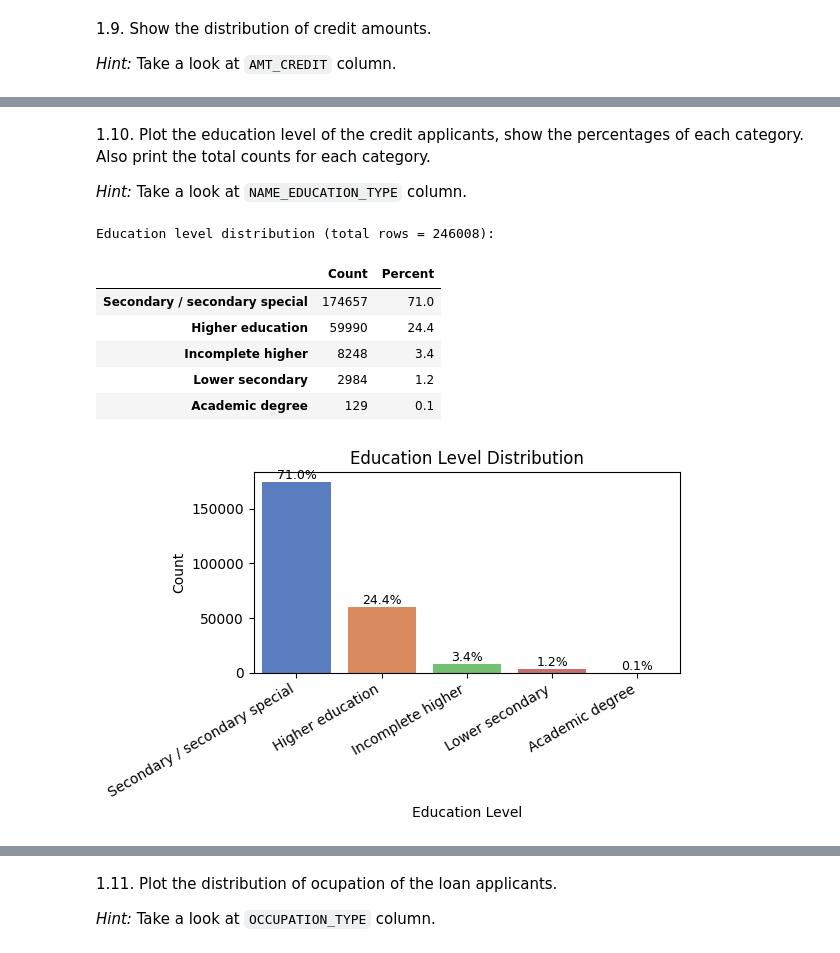
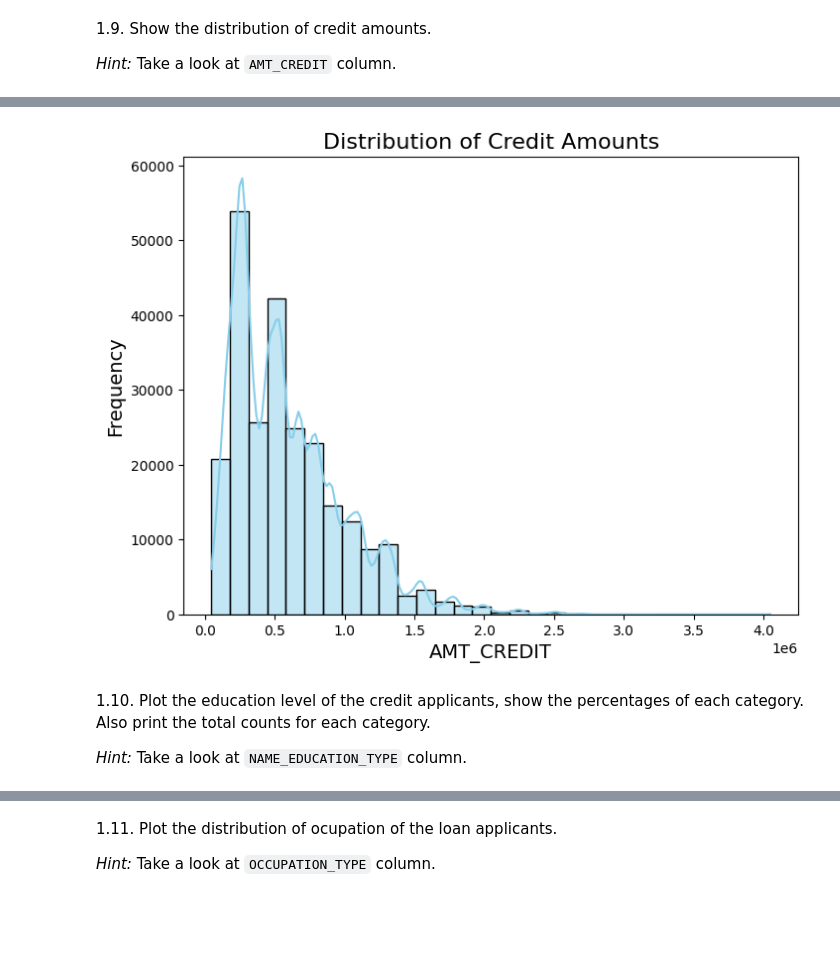
Before and after one commit to ferwuy/ml-anyoneai-sprint2, a Jupyter notebook: AnyoneAI - Sprint Project 02.ipynb, the cells around one changed output, grey strips where cells are left out. Drawn from its saved outputs; the diff is of its cells as text; code cells hidden in the pictures; blank space fills up the shorter version.

```diff
--- a/AnyoneAI - Sprint Project 02.ipynb
+++ b/AnyoneAI - Sprint Project 02.ipynb
@@ -441,56 +292,28 @@ AMT_CREDIT descriptive statistics:
+# %%
+### TODO Complete in this cell: distribution of credit amounts
+
+plot.figure(figsize=(8, 6))  # Set figure size
+
+seaborn = sns  # Rename sns to seaborn for clarity
+
+plot.xlabel('AMT_CREDIT',
+            fontsize=14)  # Set x-axis label
+
+plot.ylabel('Frequency',
+            fontsize=14)  # Set y-axis label
+
+plot.title('Distribution of Credit Amounts',
+           fontsize=16)  # Set plot title
+
+seaborn.histplot(data_frame['AMT_CREDIT'],
+                 bins=30,
+                 kde=True,
+                 color='skyblue')  # Create histogram with KDE
+
+plot.show()  # Display the plot and column counts
+# %% [output]
+[figure, added]
 # %% [markdown]
 1.10. Plot the education level of the credit applicants, show the percentages of each category. Also print the total counts for each category.
 
 *Hint:* Take a look at `NAME_EDUCATION_TYPE` column.
-# %%
-# 1.10 Education level distribution (NAME_EDUCATION_TYPE)
-# Define the column we're analyzing
-col = 'NAME_EDUCATION_TYPE'  # Feature holding applicant education level categories
-
-# Extract the Series from the training DataFrame
-edu_series = app_train[col]  # pandas Series of categorical education levels
-
-# Count missing values (if any)
-missing_count = edu_series.isna().sum()  # Number of NaN entries
-
-# Compute absolute counts per category (exclude NaN so table stays clean)
-edu_counts = edu_series.value_counts(dropna=True)  # Series: category -> count
-
-# Compute percentages relative to total number of rows (not relative to non-missing only)
-edu_percent = (edu_counts / len(edu_series) * 100).round(1)  # Percentage with 2 decimals
-
-# Build a summary DataFrame combining counts and percentages
-edu_summary = (pd.DataFrame({'Count': edu_counts, 'Percent': edu_percent})  # Assemble into table
-               .sort_values('Count', ascending=False))  # Sort descending by prevalence
-
-# Print header and (optional) missing info
-print(f"Education level distribution (total rows = {len(edu_series)}):")  # Context line
-if missing_count > 0:  # Conditional branch if missing data exists
-    print(f"  Missing values: {missing_count} ({missing_count / len(edu_series) * 100:.2f}% of rows)")  # Report missing share
-
-# Display the summary table
-display(edu_summary)  # Rich Jupyter display of counts & percentages
-
-# Plot distribution (bar plot) sorted by count
-plt.figure(figsize=(6, 4))  # Set figure size
-sns.barplot(x=edu_summary.index, y=edu_summary['Count'], palette='muted')  # Bar chart of counts
-plt.title('Education Level Distribution')  # Plot title
-plt.xlabel('Education Level')  # X-axis label
-plt.ylabel('Count')  # Y-axis label
-plt.xticks(rotation=30, ha='right')  # Rotate labels for readability
-
-# Annotate each bar with its percentage on top
-for x_pos, (cat, row) in enumerate(edu_summary.iterrows()):  # Iterate categories in display order
-    plt.text(x_pos, row['Count'], f"{row['Percent']}%", ha='center', va='bottom', fontsize=9)  # Percentage label
-
-plt.tight_layout()  # Adjust layout to prevent clipping
-plt.show()  # Render the plot
-# %% [output]
-Education level distribution (total rows = 246008):
-|  | Count | Percent |
-| Secondary / secondary special | 174657 | 71.0 |
-| Higher education | 59990 | 24.4 |
-| Incomplete higher | 8248 | 3.4 |
-| Lower secondary | 2984 | 1.2 |
-| Academic degree | 129 | 0.1 |
-[figure, removed]
```
Also changed, not shown: parts of 34 cells of this notebook.
